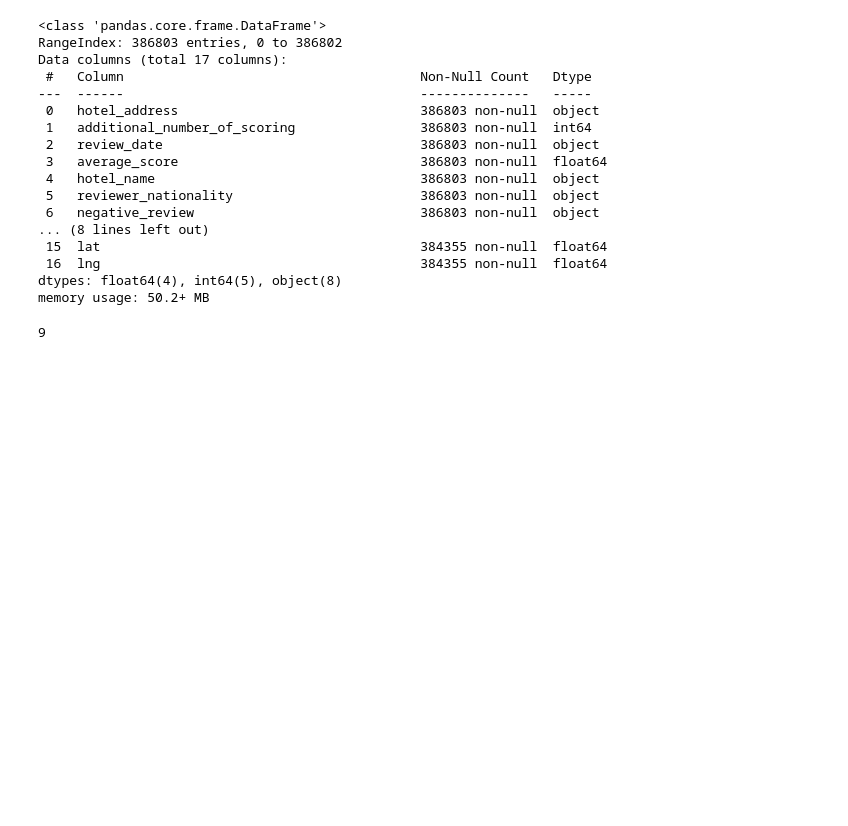
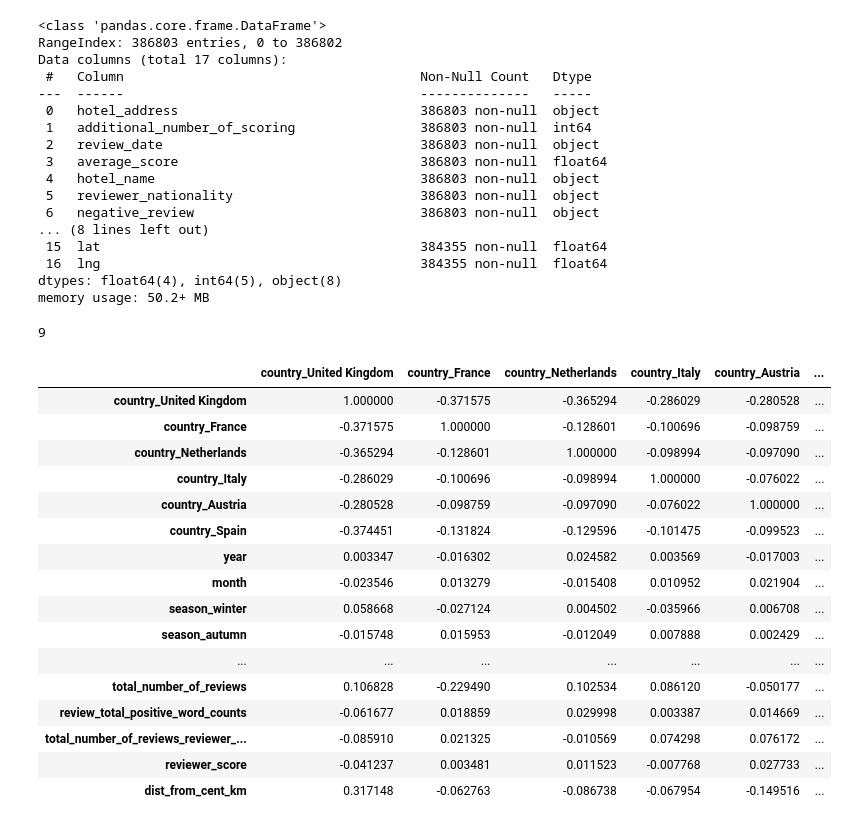
Before and after one commit to AndreevaDarya/booking-project, a Jupyter notebook: booking.ipynb, the cells around one changed output. Saved outputs shown, nothing was run; the diff lists cells and outputs as text; code cells hidden in the pictures; blank space fills up the shorter version.

```diff
--- a/booking.ipynb
+++ b/booking.ipynb
@@ -51,20 +57,23 @@ len(num_cols)
 # %% [output]
 9
 # %%
+# В DataFrame 'feature_df' буду вносить числовые признаки, а так же обработанные категориальные,
+# чтобы использовать эти данные для обучения модели.
+
 feature_df = pd.DataFrame()
 
 # Преобразования для ответа на задания на учебной площадке:
 
-# df['hotel_name'].nunique()
-# feature_df['review_date'] = pd.to_datetime(df['review_date'])
-# feature_df['review_date'].max()
+df['hotel_name'].nunique()
+feature_df['review_date'] = pd.to_datetime(df['review_date'])
+feature_df['review_date'].max()
 
-# def rev_func(num_tags):
-#     num_tags = num_tags[2:-2]
-#     res = num_tags.strip().split(' \', \' ')
-#     return res
+def rev_func(num_tags):
+    num_tags = num_tags[2:-2]
+    res = num_tags.strip().split(' \', \' ')
+    return res
 
-# df['tags_n'] = df['tags'].apply(rev_func)
+df['tags_n'] = df['tags'].apply(rev_func)
 
-# df = df.explode('tags_n')
+df = df.explode('tags_n')
 # %%
@@ -230,3 +267,23 @@ feature_df = pd.concat([feature_df, season_bin], axis=1)
+# %%
+feature_df = feature_df.drop('review_date', axis = 1)
+# %% [output]
+|  | country_United Kingdom | country_France | country_Netherlands | country_Italy | country_Austria | ... |
+| country_United Kingdom | 1.000000 | -0.371575 | -0.365294 | -0.286029 | -0.280528 | ... |
+| country_France | -0.371575 | 1.000000 | -0.128601 | -0.100696 | -0.098759 | ... |
+| country_Netherlands | -0.365294 | -0.128601 | 1.000000 | -0.098994 | -0.097090 | ... |
+| country_Italy | -0.286029 | -0.100696 | -0.098994 | 1.000000 | -0.076022 | ... |
+| country_Austria | -0.280528 | -0.098759 | -0.097090 | -0.076022 | 1.000000 | ... |
+| country_Spain | -0.374451 | -0.131824 | -0.129596 | -0.101475 | -0.099523 | ... |
+| year | 0.003347 | -0.016302 | 0.024582 | 0.003569 | -0.017003 | ... |
+| month | -0.023546 | 0.013279 | -0.015408 | 0.010952 | 0.021904 | ... |
+| season_winter | 0.058668 | -0.027124 | 0.004502 | -0.035966 | 0.006708 | ... |
+| season_autumn | -0.015748 | 0.015953 | -0.012049 | 0.007888 | 0.002429 | ... |
+| ... | ... | ... | ... | ... | ... | ... |
+| total_number_of_reviews | 0.106828 | -0.229490 | 0.102534 | 0.086120 | -0.050177 | ... |
+| review_total_positive_word_counts | -0.061677 | 0.018859 | 0.029998 | 0.003387 | 0.014669 | ... |
+| total_number_of_reviews_reviewer_... | -0.085910 | 0.021325 | -0.010569 | 0.074298 | 0.076172 | ... |
+| reviewer_score | -0.041237 | 0.003481 | 0.011523 | -0.007768 | 0.027733 | ... |
+| dist_from_cent_km | 0.317148 | -0.062763 | -0.086738 | -0.067954 | -0.149516 | ... |
 # %%
 feature_df
 # %% [output]
```
Also changed, not shown: parts of 20 cells of this notebook.
